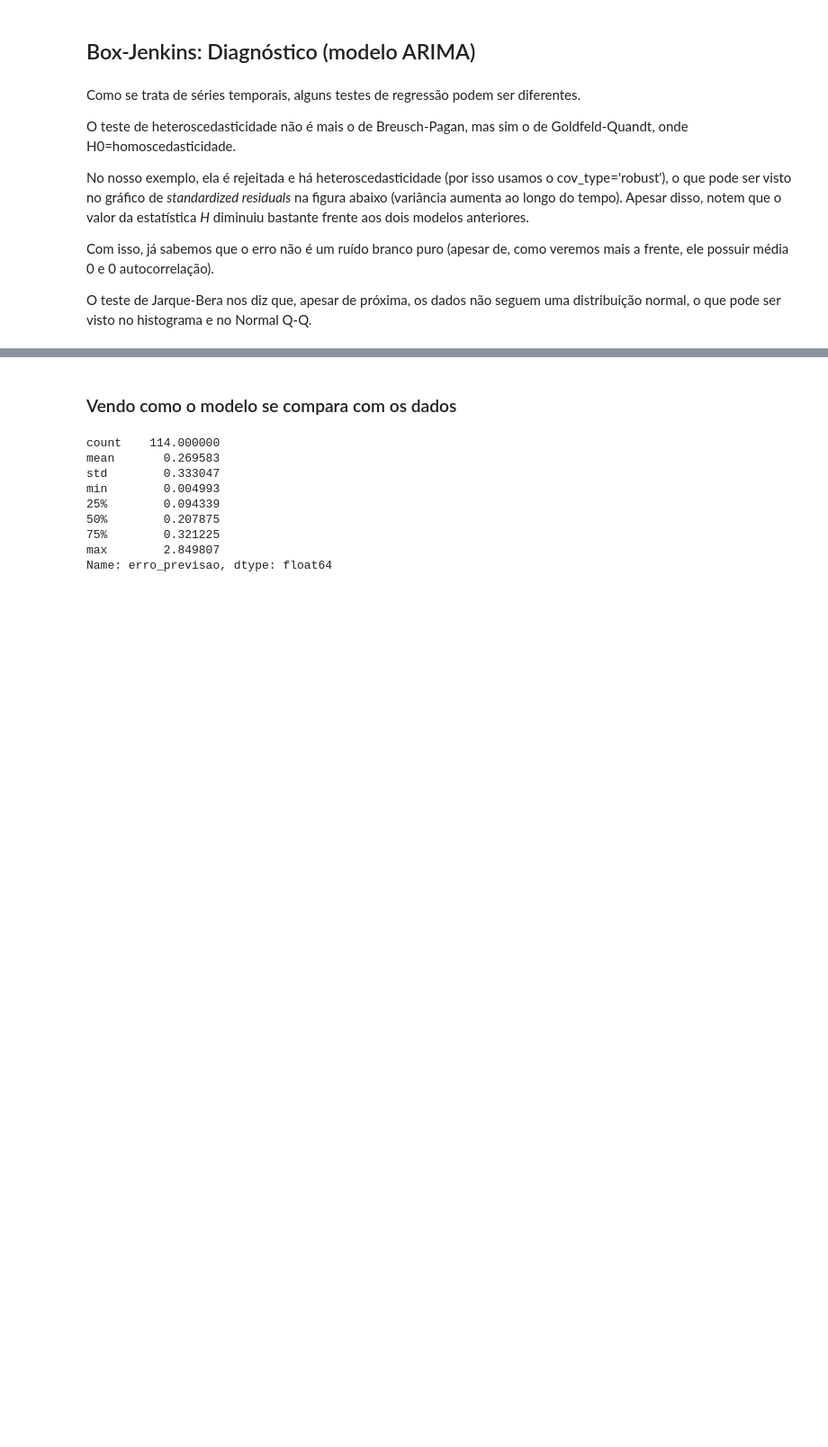
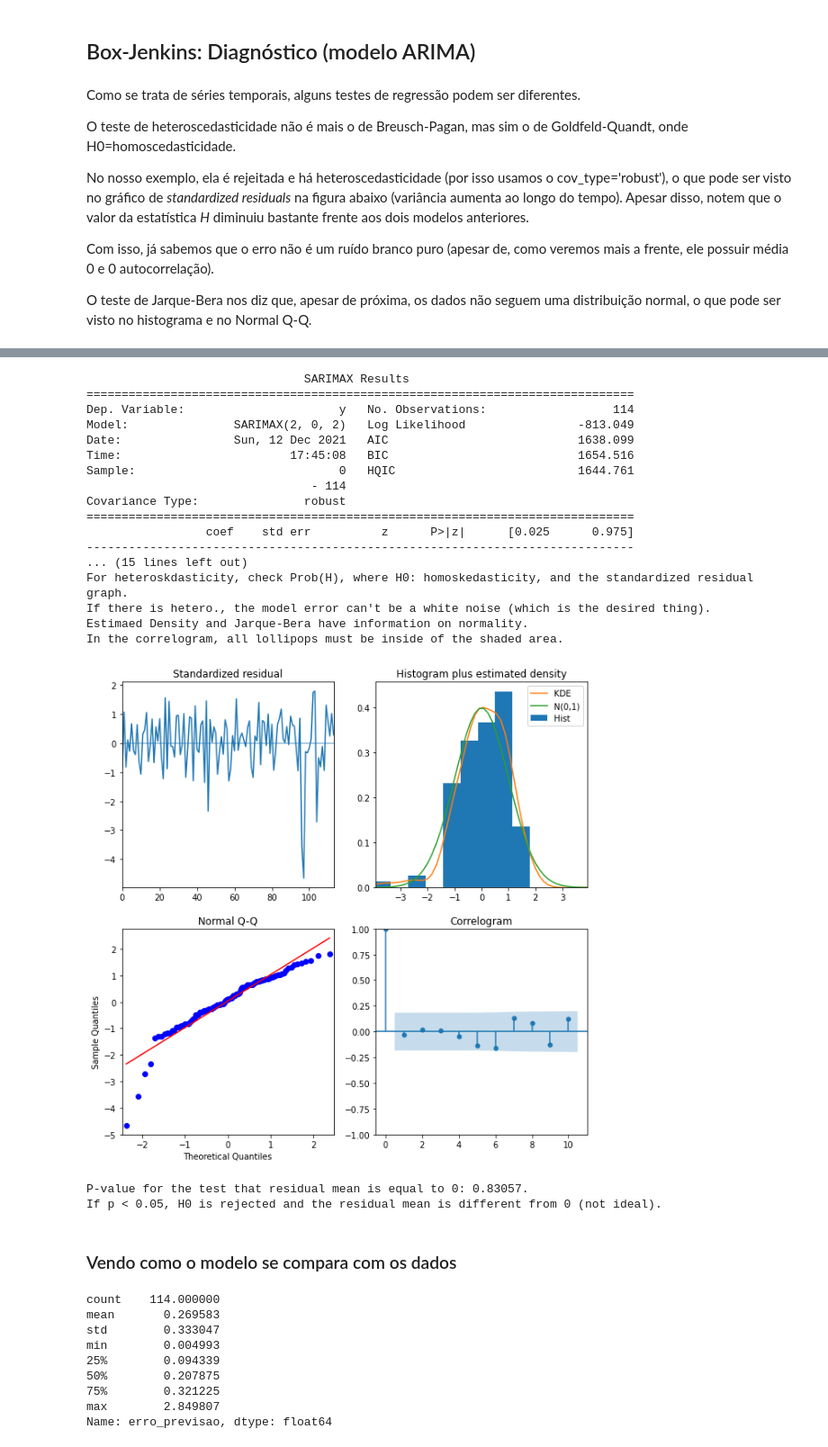
Before and after one commit to vnery5/Econometria, a Jupyter notebook: Notebooks/Séries de Tempo/SeriesTemporais_Modelos.ipynb, the cells around one changed output, grey strips where cells are left out. Shown at 90% size. Saved outputs shown, nothing was run; the diff lists cells and outputs as text; code cells hidden in the pictures; blank space fills up the shorter version.

Commit message:
- Mudança para conter funções do econometric_functions

```diff
--- a/Notebooks/Séries de Tempo/SeriesTemporais_Modelos.ipynb
+++ b/Notebooks/Séries de Tempo/SeriesTemporais_Modelos.ipynb
@@ -680,3 +664,27 @@ Ttest_1sampResult(statistic=-0.21446697172767895, pvalue=0.8305694672561285)
+# %%
+import econometric_functions as ef
+mod = ef.arima_model(df.ocupados)
+# %% [output]
+                               SARIMAX Results
+==============================================================================
+Dep. Variable:                      y   No. Observations:                  114
+Model:               SARIMAX(2, 0, 2)   Log Likelihood                -813.049
+Date:                Sun, 12 Dec 2021   AIC                           1638.099
+Time:                        17:45:08   BIC                           1654.516
+Sample:                             0   HQIC                          1644.761
+                                - 114
+Covariance Type:               robust
+==============================================================================
+                 coef    std err          z      P>|z|      [0.025      0.975]
+------------------------------------------------------------------------------
+... (15 lines left out)
+For heteroskdasticity, check Prob(H), where H0: homoskedasticity, and the standardized residual graph.
+If there is hetero., the model error can't be a white noise (which is the desired thing).
+Estimaed Density and Jarque-Bera have information on normality.
+In the correlogram, all lollipops must be inside of the shaded area.
+[figure, added]
+P-value for the test that residual mean is equal to 0: 0.83057.
+If p < 0.05, H0 is rejected and the residual mean is different from 0 (not ideal).
 # %% [markdown]
 ### Vendo como o modelo se compara com os dados
 # %%
```
Also changed, not shown: parts of 48 cells of this notebook, 1 other file.
